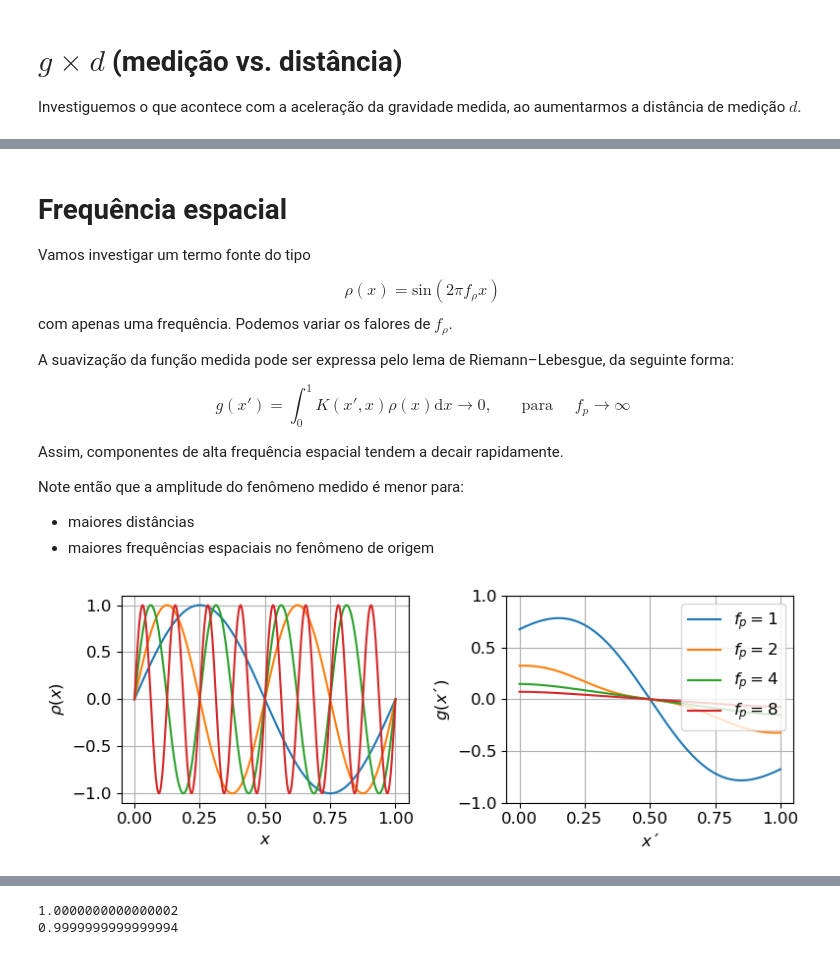
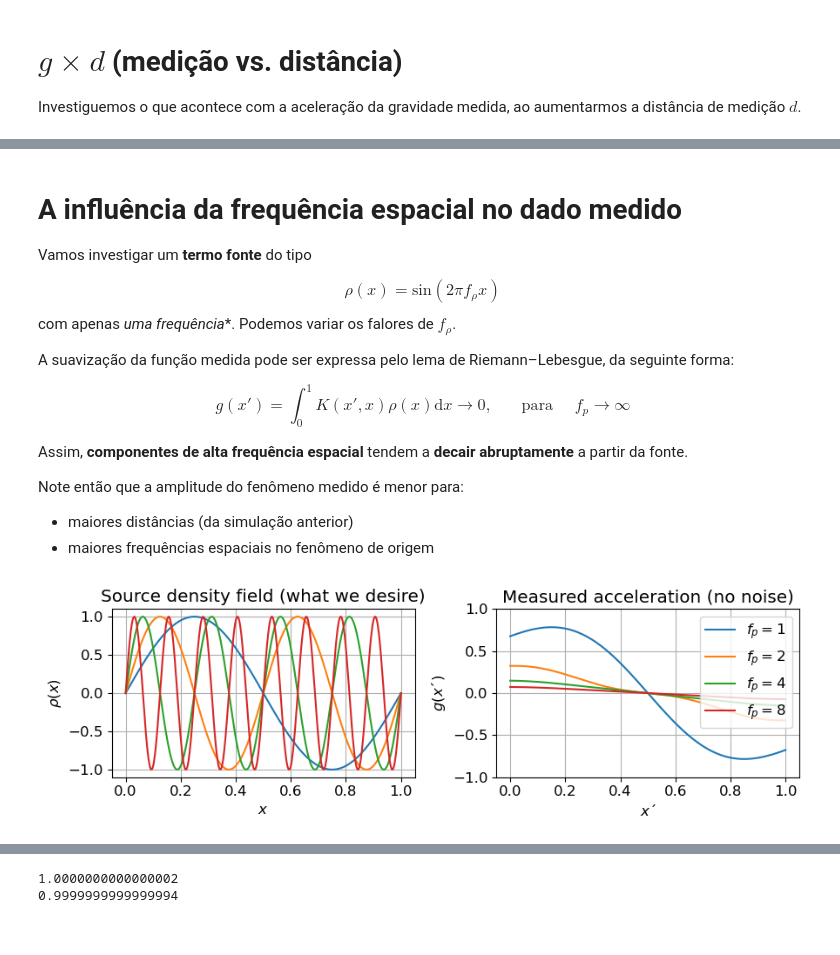
Before and after one commit to eric-brandao/inverse_problems_teach, a Jupyter notebook: 2_Fredholm Integral_PicardCondition_SVD/FredholmIntegral_PicardCondition_SVD.ipynb, the cells around one changed output, grey strips where cells are left out. Drawn from its saved outputs; the diff is of its cells as text; code cells hidden in the pictures.

```diff
--- a/2_Fredholm Integral_PicardCondition_SVD/FredholmIntegral_PicardCondition_SVD.ipynb
+++ b/2_Fredholm Integral_PicardCondition_SVD/FredholmIntegral_PicardCondition_SVD.ipynb
@@ -184,12 +230,12 @@ plt.ylabel(r'$|\rho(jk)|$ [kg/m]');
 # %% [markdown]
-# Frequência espacial
+# A influência da frequência espacial no dado medido
 
-Vamos investigar um termo fonte do tipo
+Vamos investigar um **termo fonte** do tipo
 
 \begin{equation}
 \rho(x) = \text{sin}(2\pi f_{\rho} x)
 \end{equation}
-com apenas uma frequência. Podemos variar os falores de $f_{\rho}$.
+com apenas *uma frequência**. Podemos variar os falores de $f_{\rho}$.
 
 A suavização da função medida pode ser expressa pelo lema de Riemann–Lebesgue, da seguinte forma:
 
@@ -197,53 +243,72 @@ A suavização da função medida pode ser expressa pelo lema de Riemann–Lebes
 g(x') = \int_{0}^{1}K(x',x) \rho(x) \text{d}x \rightarrow 0, \ \ \ \ \ \ \ \ \text{para} \ \ \ \ \ \ f_p \rightarrow \infty
 \end{equation}
 
-Assim, componentes de alta frequência espacial tendem a decair rapidamente.
+Assim, **componentes de alta frequência espacial** tendem a **decair abruptamente** a partir da fonte.
 
 Note então que a amplitude do fenômeno medido é menor para:
-- maiores distâncias
+- maiores distâncias (da simulação anterior)
 - maiores frequências espaciais no fenômeno de origem
 # %%
 def density_sin(x, fp):
+    """ Sinusoidal source function
+
+    Defines a function or order len(x) for a sinusoidal source function.
+
+    Parameters:
+    ------------------
+    x : 1dArray
+        measured coordinates
+    fp : float
+        spatial frequency of the phenomenon
+    """
     rhox = np.sin(2*np.pi*fp*x)
     return rhox
 # %%
-n = 500
-a = 0
-b = 1
+n = 500 # order
+a = 0 # bottom limit
+b = 1 # upper limit
 d = 0.5
+
+# measured coordinates
 x = np.linspace(0, 1, n)
+
+# frequencies to be investigated
 fp = [1, 2, 4, 8]
+
+# model
 A = gravity_model(n = n,a = a,b = b,d = d)
 
-rhox_vs_fp = []
-g_vs_fp = []
+rhox_vs_fp = [] # source functions
+g_vs_fp = [] # measured data as a function of fp
 for p in fp:
     rhox = density_sin(x, p)
     rhox_vs_fp.append(rhox)
     g_vs_fp.append(A @ rhox)
 
 
 # Figure
-fig, axs = plt.subplots(1, 2, figsize = (8,3))
+fig, axs = plt.subplots(1, 2, figsize = (9,3))
 axs[0].plot(x, rhox_vs_fp[0])
 axs[0].plot(x, rhox_vs_fp[1])
 axs[0].plot(x, rhox_vs_fp[2])
 axs[0].plot(x, rhox_vs_fp[3])
 axs[0].grid(True)
 axs[0].set_xlabel(r'$x$')
 axs[0].set_ylabel(r'$\rho(x)$')
+axs[0].set_title(r'Source density field (what we desire)')
 axs[1].plot(x, g_vs_fp[0], label = r'$f_p = 1$')
 axs[1].plot(x, g_vs_fp[1], label = r'$f_p = 2$')
 axs[1].plot(x, g_vs_fp[2], label = r'$f_p = 4$')
 axs[1].plot(x, g_vs_fp[3], label = r'$f_p = 8$')
 axs[1].set_ylim((-1, 1))
 axs[1].legend(loc = 'upper right')
 axs[1].grid(True)
 axs[1].set_xlabel(r'$x´$')
 axs[1].set_ylabel(r'$g(x´)$')
+axs[1].set_title(r'Measured acceleration (no noise)')
 plt.tight_layout()
 # %% [output]
-[figure, old version]
+[figure, new version]
 # %% [markdown]
 ### Qual é o problema com a frequência então?
 
```
Also changed, not shown: parts of 15 cells of this notebook.
